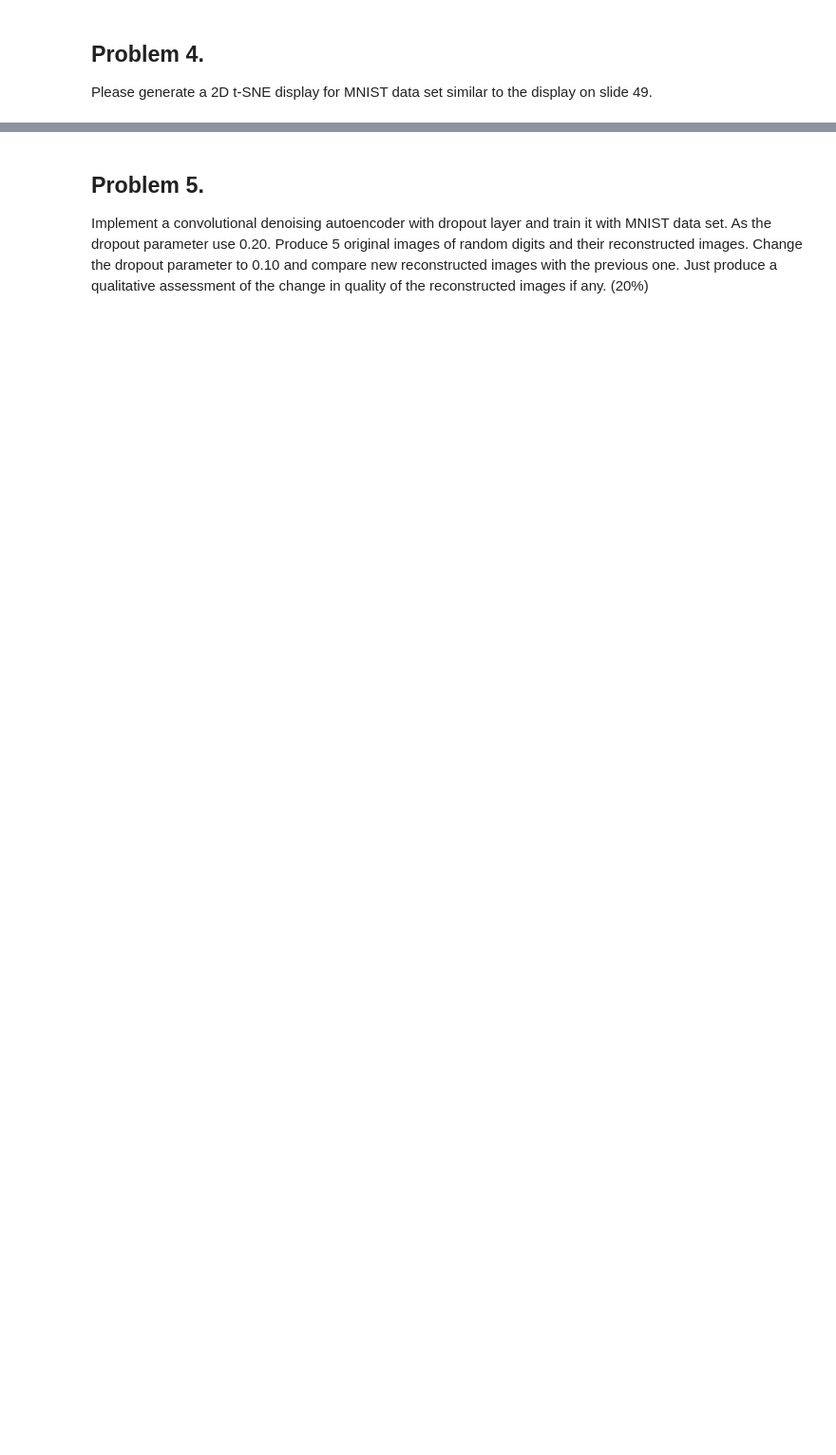
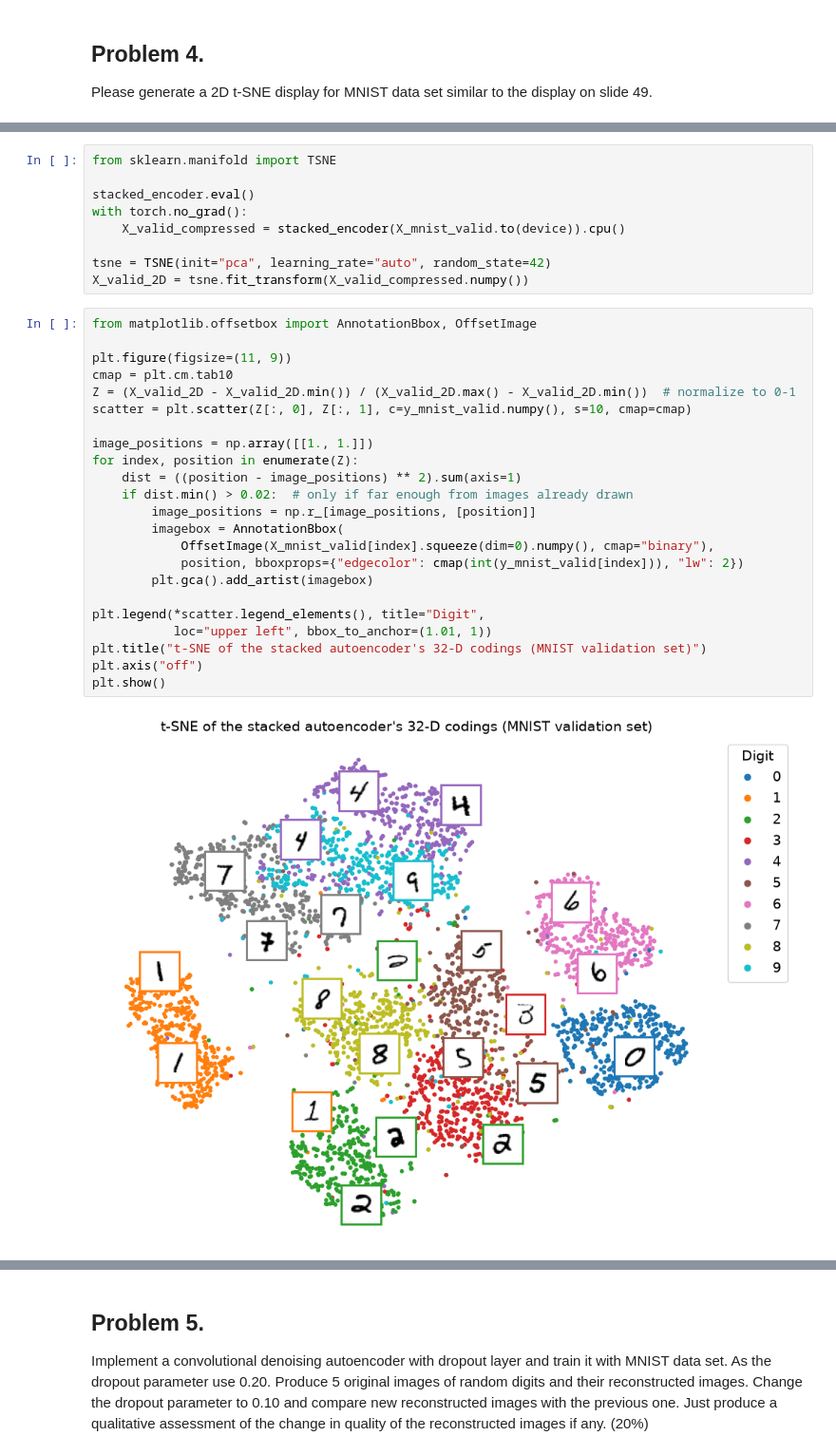
Before and after one commit to Zoe12341/deep_learning_course, a Jupyter notebook: ps_6/buck_ps_6.ipynb, the cells around one changed output, grey strips where cells are left out. Shown at 95% size. Cells and saved outputs as stored; diff of their text form; blank space fills up the shorter version.

```diff
--- a/ps_6/buck_ps_6.ipynb
+++ b/ps_6/buck_ps_6.ipynb
@@ -215,0 +388,34 @@ Please generate a 2D t-SNE display for MNIST data set similar to the display on
+# %%
+from sklearn.manifold import TSNE
+
+stacked_encoder.eval()
+with torch.no_grad():
+    X_valid_compressed = stacked_encoder(X_mnist_valid.to(device)).cpu()
+
+tsne = TSNE(init="pca", learning_rate="auto", random_state=42)
+X_valid_2D = tsne.fit_transform(X_valid_compressed.numpy())
+# %%
+from matplotlib.offsetbox import AnnotationBbox, OffsetImage
+
+plt.figure(figsize=(11, 9))
+cmap = plt.cm.tab10
+Z = (X_valid_2D - X_valid_2D.min()) / (X_valid_2D.max() - X_valid_2D.min())  # normalize to 0-1
+scatter = plt.scatter(Z[:, 0], Z[:, 1], c=y_mnist_valid.numpy(), s=10, cmap=cmap)
+
+image_positions = np.array([[1., 1.]])
+for index, position in enumerate(Z):
+    dist = ((position - image_positions) ** 2).sum(axis=1)
+    if dist.min() > 0.02:  # only if far enough from images already drawn
+        image_positions = np.r_[image_positions, [position]]
+        imagebox = AnnotationBbox(
+            OffsetImage(X_mnist_valid[index].squeeze(dim=0).numpy(), cmap="binary"),
+            position, bboxprops={"edgecolor": cmap(int(y_mnist_valid[index])), "lw": 2})
+        plt.gca().add_artist(imagebox)
+
+plt.legend(*scatter.legend_elements(), title="Digit",
+           loc="upper left", bbox_to_anchor=(1.01, 1))
+plt.title("t-SNE of the stacked autoencoder's 32-D codings (MNIST validation set)")
+plt.axis("off")
+plt.show()
+# %% [output]
+[figure, added]
```
Also changed, not shown: parts of 32 cells of this notebook, 2 other files.
